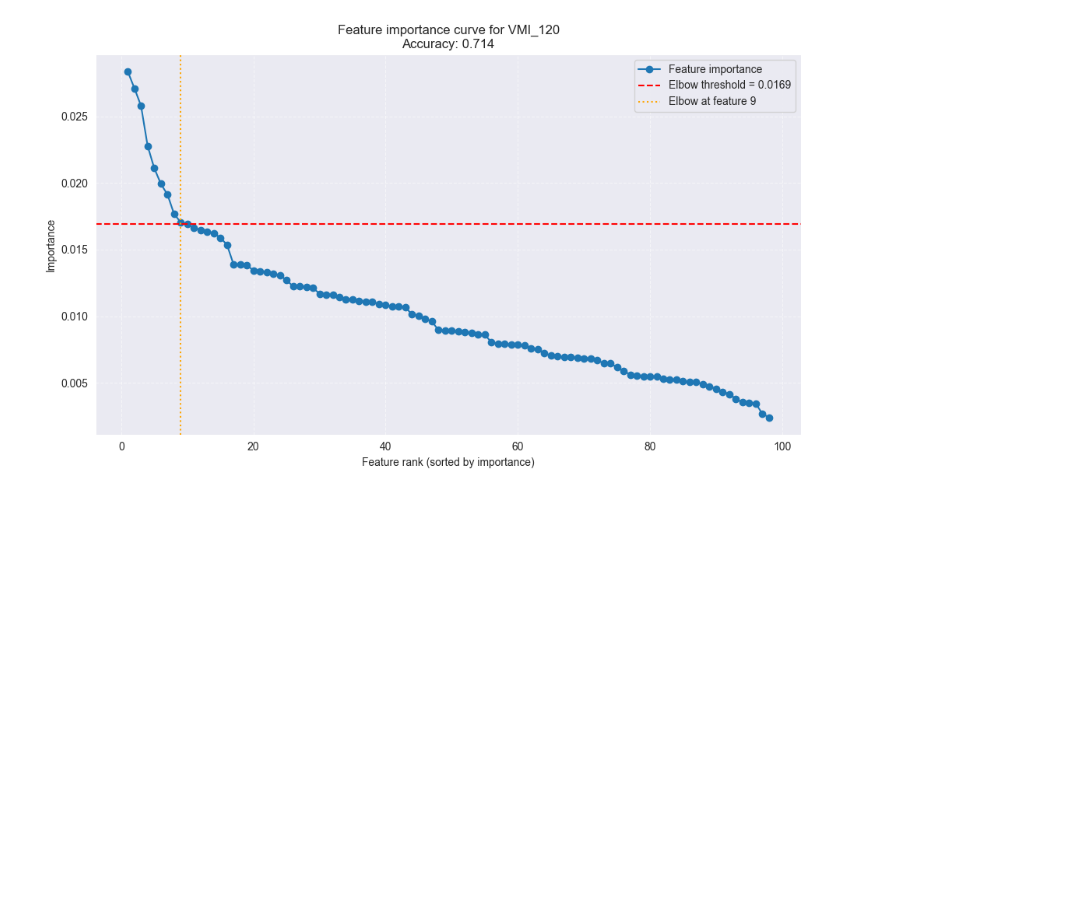
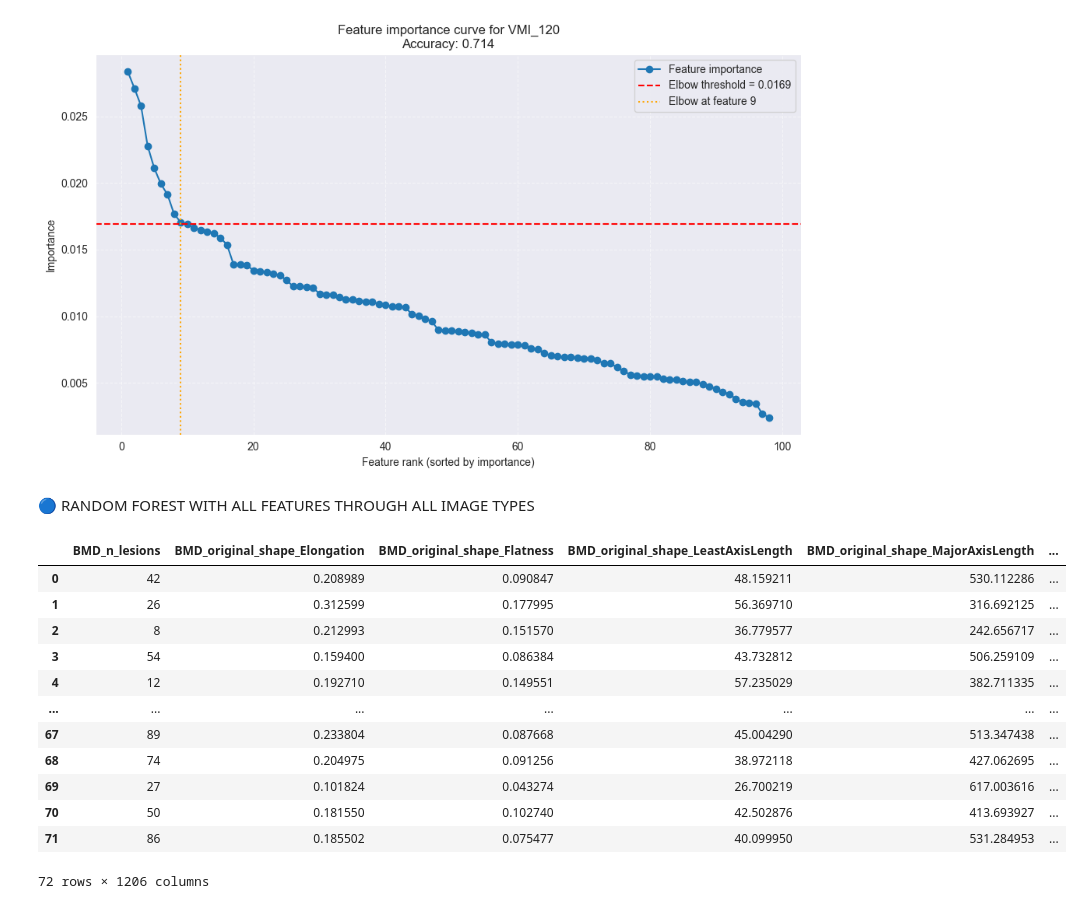
Before and after one commit to lukas1110/Analysis-of-multiple-myelomas-from-dual-CT, a Jupyter notebook: data_analysis/random_forest.ipynb, the cells around one changed output. Drawn from its saved outputs; the diff is of its cells as text; code cells hidden in the pictures; blank space fills up the shorter version.

```diff
--- a/data_analysis/random_forest.ipynb
+++ b/data_analysis/random_forest.ipynb
@@ -307,3 +307,5 @@ Accuracy for df: VMI_120 with significant features based on K-W test: 0.714
 38            gradient_firstorder_10Percentile    0.021108
 Selected features: ['original_ngtdm_Contrast', 'gradient_glrlm_LongRunLowGrayLevelEmphasis', 'original_gldm_DependenceVariance', 'gradient_glszm_ZoneEntropy', 'gradient_firstorder_10Percentile', 'grad ...
 [figure]
+# %% [markdown]
+🔵 RANDOM FOREST WITH ALL FEATURES THROUGH ALL IMAGE TYPES
@@ -309,0 +320,24 @@ Selected features: ['original_ngtdm_Contrast', 'gradient_glrlm_LongRunLowGrayLev
+# %%
+combined_df_list = []
+for dataset_name, df in merged.items():
+
+    numeric_df = df.select_dtypes(include=['number']).copy()
+    numeric_df = numeric_df.add_prefix(f"{dataset_name}_")
+    combined_df_list.append(numeric_df)
+
+combined_df = pd.concat(combined_df_list, axis=1)
+combined_df
+# %% [output]
+|  | BMD_n_lesions | BMD_original_shape_Elongation | BMD_original_shape_Flatness | BMD_original_shape_LeastAxisLength | BMD_original_shape_MajorAxisLength | ... |
+| 0 | 42 | 0.208989 | 0.090847 | 48.159211 | 530.112286 | ... |
+| 1 | 26 | 0.312599 | 0.177995 | 56.369710 | 316.692125 | ... |
+| 2 | 8 | 0.212993 | 0.151570 | 36.779577 | 242.656717 | ... |
+| 3 | 54 | 0.159400 | 0.086384 | 43.732812 | 506.259109 | ... |
+| 4 | 12 | 0.192710 | 0.149551 | 57.235029 | 382.711335 | ... |
+| ... | ... | ... | ... | ... | ... | ... |
+| 67 | 89 | 0.233804 | 0.087668 | 45.004290 | 513.347438 | ... |
+| 68 | 74 | 0.204975 | 0.091256 | 38.972118 | 427.062695 | ... |
+| 69 | 27 | 0.101824 | 0.043274 | 26.700219 | 617.003616 | ... |
+| 70 | 50 | 0.181550 | 0.102740 | 42.502876 | 413.693927 | ... |
+| 71 | 86 | 0.185502 | 0.075477 | 40.099950 | 531.284953 | ... |
+72 rows × 1206 columns
```
Also changed, not shown: parts of 5 cells of this notebook.
